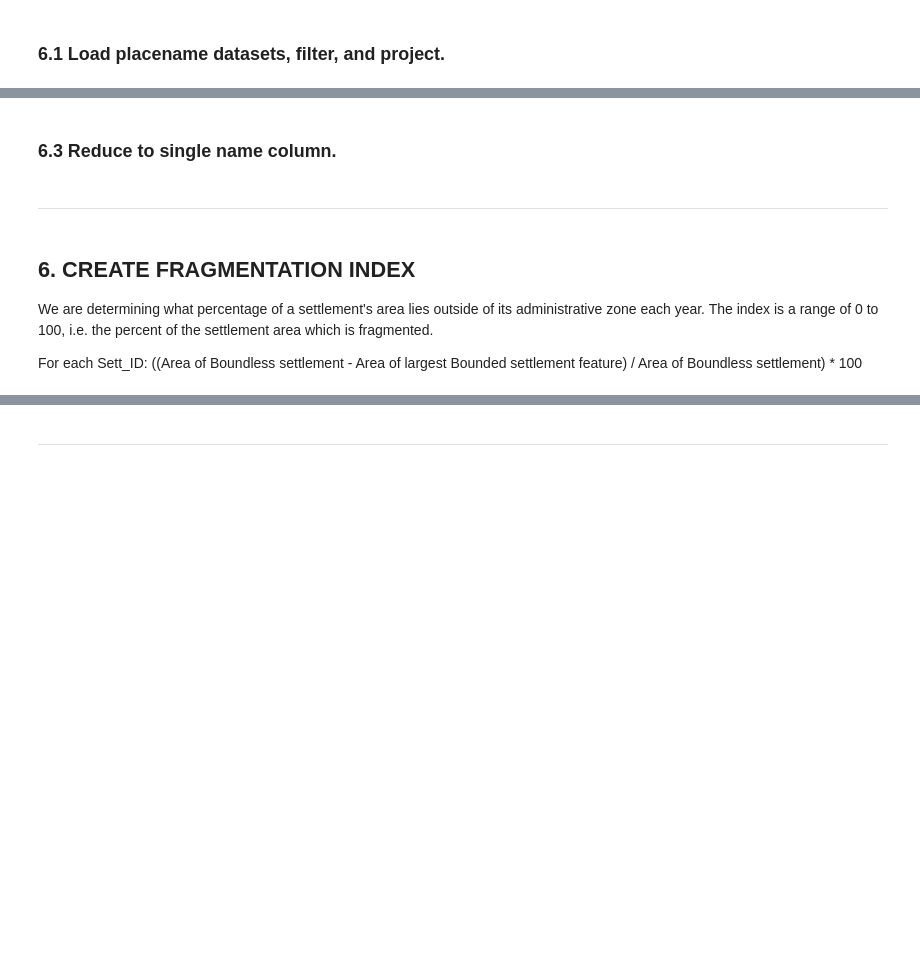
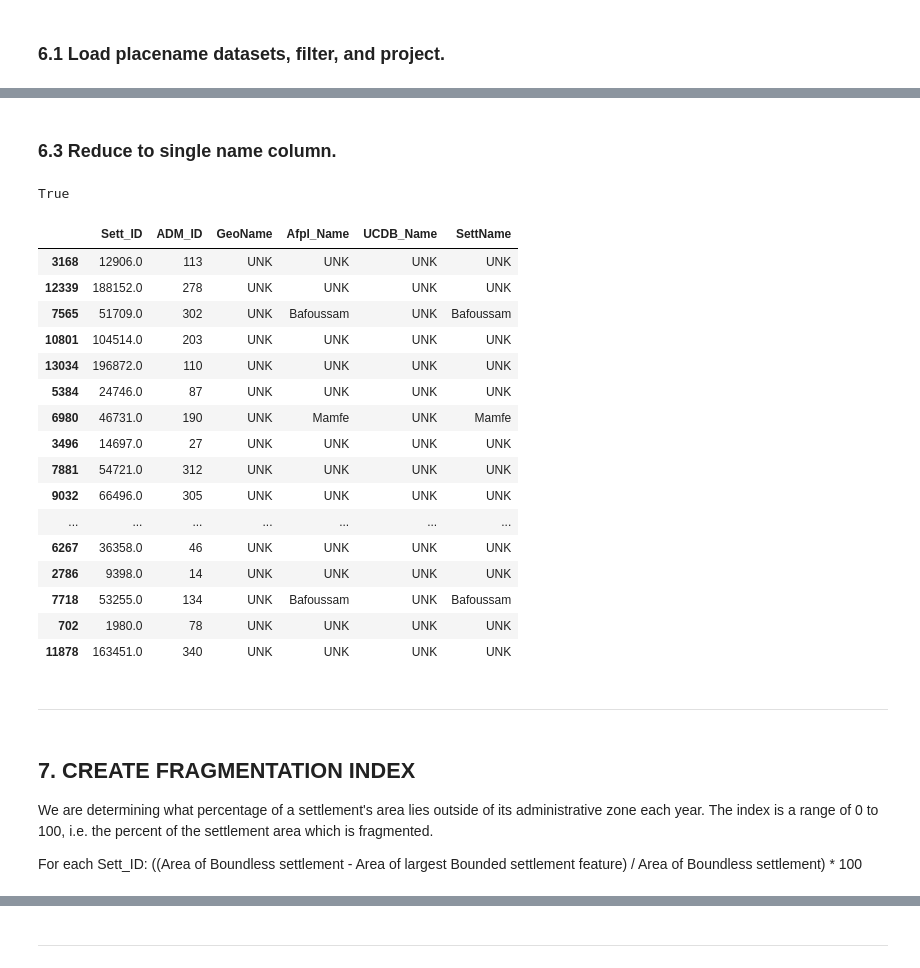
Before and after one commit to gracedoherty/urban_growth, a Jupyter notebook: Urbanization_v4.ipynb, the cells around one changed output, grey strips where cells are left out. Saved outputs shown, nothing was run; the diff lists cells and outputs as text; code cells hidden in the pictures; blank space fills up the shorter version.

```diff
--- a/Urbanization_v4.ipynb
+++ b/Urbanization_v4.ipynb
@@ -791,6 +846,9 @@ Join urban place names from UCDB, Africapolis, and GeoNames onto the settlement
 # %% [markdown]
 ### 6.1 Load placename datasets, filter, and project.
 # %%
+# If restarting here:
+Settlements = gpd.read_file(r'Results/SETTLEMENTS.gpkg', layer='SETTLEMENTS')
+
 # Load, pull name field, rename, and reproject to match the catchments CRS.
 UCDB = gpd.read_file('PlaceName/GHS_STAT_UCDB2015MT_GLOBE_R2019A_V1_2.gpkg',
                      layer=0)[['UC_NM_MN', 'geometry']].rename(
@@ -802,5 +860,5 @@ Africapolis = gpd.read_file('PlaceName/AFRICAPOLIS2020.shp')[['agglosName', 'geo
 GeoNames = gpd.read_file('PlaceName/GeoNames.gpkg',
                          layer=0)[['GeoName', 'geometry']].to_crs("ESRI:102022")
 
-print(UCDB.info(), Africapolis.info(), GeoNames.info())
+print(Settlements.info(), UCDB.info(), Africapolis.info(), GeoNames.info())
 # %% [output]
@@ -843,2 +918,11 @@ print(SettlementsNamed['GeoName'].count(),
+# %%
+alldatasets = [pd.DataFrame(Settlements).drop(columns='geometry'),
+               GeoNames[['Sett_ID', 'GeoName']],
+               Africapolis[['Sett_ID', 'Afpl_Name']],
+               UCDB[['Sett_ID', 'UCDB_Name']]]
+
+SettlementsNamed = reduce(lambda left,right: pd.merge(left,right,on=['Sett_ID'],
+                                            how='left'), alldatasets).fillna('UNK')
 # %%
-SettlementsNamed = SettlementsNamed[['year', 'Sett_ID', 'GeoName', 'Afpl_Name', 'UCDB_Name', 'geometry']]
+print(SettlementsNamed.info())
+print(SettlementsNamed.sample(10))
@@ -845,2 +946,0 @@ SettlementsNamed = SettlementsNamed[['year', 'Sett_ID', 'GeoName', 'Afpl_Name',
-# %% [markdown]
-### 6.3 Reduce to single name column.
@@ -846,0 +949,6 @@ SettlementsNamed = SettlementsNamed[['year', 'Sett_ID', 'GeoName', 'Afpl_Name',
+# %% [markdown]
+### 6.3 Reduce to single name column.
+# %%
+SettlementsNamed.index.is_unique
+# %% [output]
+True
@@ -847,19 +970,22 @@ SettlementsNamed = SettlementsNamed[['year', 'Sett_ID', 'GeoName', 'Afpl_Name',
 # %%
-# Create a single name column where non-named settlements are "UNK" but all others use one of the three name sources.
-SettlementsNamed['SettName'] = "UNK"
-
-SettlementsNamed.loc[
-    SettlementsNamed['Afpl_Name'].isnan == False,
-    'SettName'] = SettlementsNamed['Afpl_Name']
-
-SettlementsNamed.loc[
-    SettlementsNamed['SettName'] == "UNK" & SettlementsNamed['UCDB_Name'].isnan == False,
-    'SettName'] = SettlementsNamed['UCDB_Name']
-
-SettlementsNamed.loc[
-    SettlementsNamed['SettName'] == "UNK" & SettlementsNamed['GeoName'].isnan == False,
-    'SettName'] = SettlementsNamed['GeoName']
-
 SettlementsNamed.sample(20)
+# %% [output]
+|  | Sett_ID | ADM_ID | GeoName | Afpl_Name | UCDB_Name | SettName |
+| 3168 | 12906.0 | 113 | UNK | UNK | UNK | UNK |
+| 12339 | 188152.0 | 278 | UNK | UNK | UNK | UNK |
+| 7565 | 51709.0 | 302 | UNK | Bafoussam | UNK | Bafoussam |
+| 10801 | 104514.0 | 203 | UNK | UNK | UNK | UNK |
+| 13034 | 196872.0 | 110 | UNK | UNK | UNK | UNK |
+| 5384 | 24746.0 | 87 | UNK | UNK | UNK | UNK |
+| 6980 | 46731.0 | 190 | UNK | Mamfe | UNK | Mamfe |
+| 3496 | 14697.0 | 27 | UNK | UNK | UNK | UNK |
+| 7881 | 54721.0 | 312 | UNK | UNK | UNK | UNK |
+| 9032 | 66496.0 | 305 | UNK | UNK | UNK | UNK |
+| ... | ... | ... | ... | ... | ... | ... |
+| 6267 | 36358.0 | 46 | UNK | UNK | UNK | UNK |
+| 2786 | 9398.0 | 14 | UNK | UNK | UNK | UNK |
+| 7718 | 53255.0 | 134 | UNK | Bafoussam | UNK | Bafoussam |
+| 702 | 1980.0 | 78 | UNK | UNK | UNK | UNK |
+| 11878 | 163451.0 | 340 | UNK | UNK | UNK | UNK |
 # %%
 # Drop geometry and save to file.
@@ -867,3 +993 @@ SettlementsNamed = pd.DataFrame(SettlementsNamed).drop(columns='geometry')
 SettlementsNamed.to_csv(r'Results/PlaceNames.csv')
-# %% [markdown]
----
@@ -870,5 +996,7 @@ SettlementsNamed.to_csv(r'Results/PlaceNames.csv')
+# %% [markdown]
+---
 # %% [markdown]
-## 6. CREATE FRAGMENTATION INDEX
+## 7. CREATE FRAGMENTATION INDEX
 We are determining what percentage of a settlement's area lies outside of its administrative zone each year.
 The index is a range of 0 to 100, i.e. the percent of the settlement area which is fragmented.
 
```
Also changed, not shown: parts of 85 cells of this notebook.
